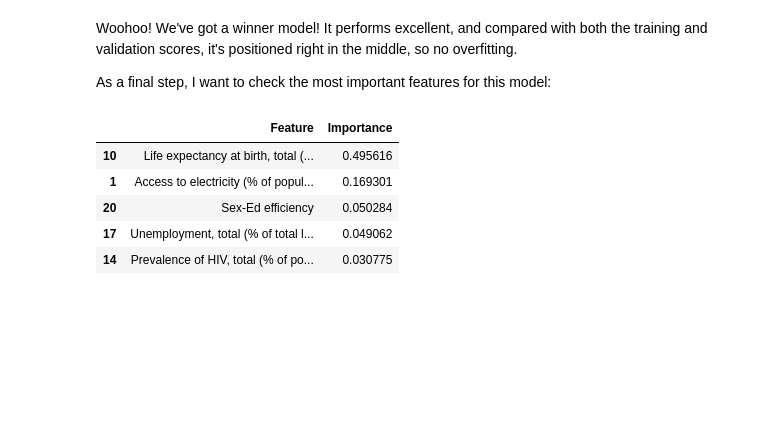
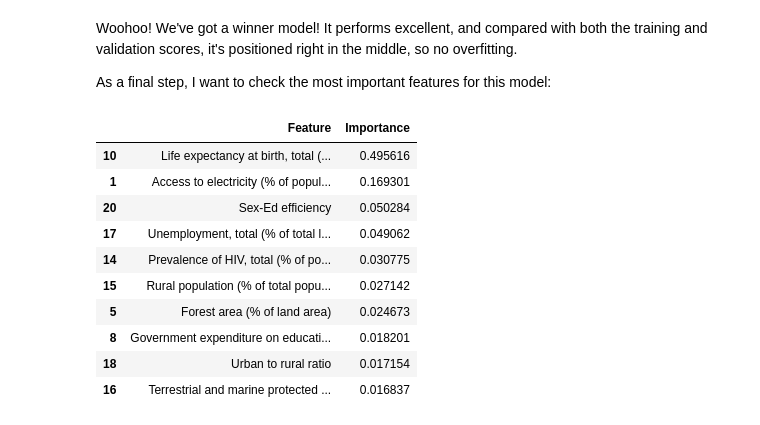
Before and after one commit to flawedvice/happiness-prediction, a Jupyter notebook: exploration.ipynb, the cells around one changed output. Cells and saved outputs as stored; diff of their text form; code cells hidden in the pictures; blank space fills up the shorter version.

```diff
--- a/exploration.ipynb
+++ b/exploration.ipynb
@@ -1689,31 +1689,36 @@ As a final step, I want to check the most important features for this model:
 best_pipe = random_forest_grid_search.best_estimator_
 
 model = best_pipe.named_steps["model"]
 poly = best_pipe.named_steps["poly_feat"]
 selector = best_pipe.named_steps["feat_select"]
 
 
 original_feature_names = X_train.drop(columns=["Urban population (% of total population)"]).columns.tolist()
 added_features = ["Urban to rural ratio", "Urban efficiency", "Sex-Ed efficiency", "Economic stability"]
 original_feature_names.extend(added_features)
 
 poly_feature_names = poly.get_feature_names_out(original_feature_names)
 
 selected_indices = selector.get_support(indices=True)
 final_feature_names = [poly_feature_names[i] for i in selected_indices]
 
 importances = model.feature_importances_
 
 importance_df = pd.DataFrame({
     "Feature": final_feature_names,
     "Importance": importances
 }).sort_values(by="Importance", ascending=False)
 
-importance_df.head(5)
+importance_df.head(10)
 # %% [output]
 |  | Feature | Importance |
 | 10 | Life expectancy at birth, total (... | 0.495616 |
 | 1 | Access to electricity (% of popul... | 0.169301 |
 | 20 | Sex-Ed efficiency | 0.050284 |
 | 17 | Unemployment, total (% of total l... | 0.049062 |
 | 14 | Prevalence of HIV, total (% of po... | 0.030775 |
+| 15 | Rural population (% of total popu... | 0.027142 |
+| 5 | Forest area (% of land area) | 0.024673 |
+| 8 | Government expenditure on educati... | 0.018201 |
+| 18 | Urban to rural ratio | 0.017154 |
+| 16 | Terrestrial and marine protected ... | 0.016837 |
```
Also changed, not shown: parts of 1 cell of this notebook.
